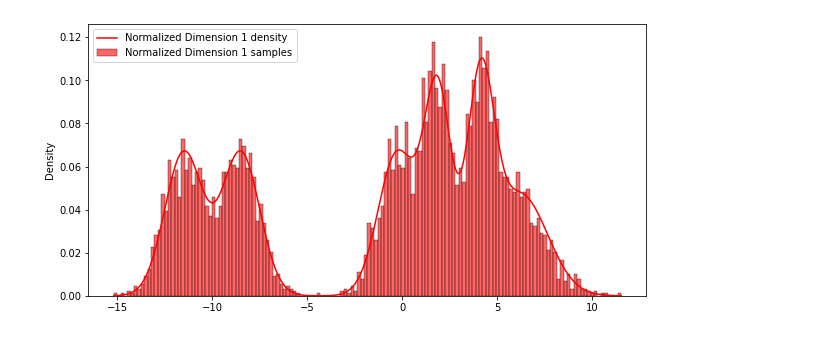
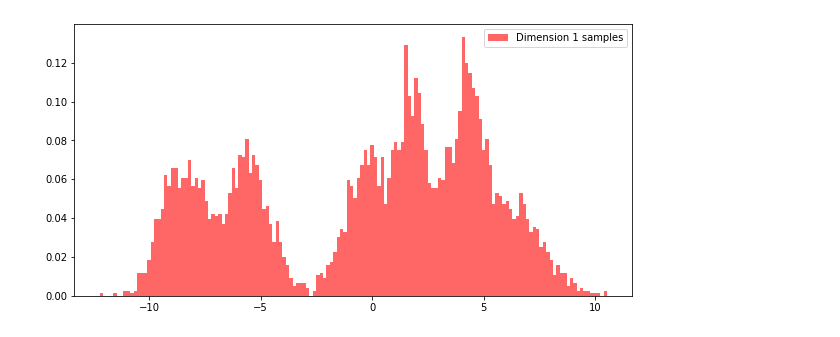
Before and after one commit to ElouanARGOUARCH/NeuralRatio, a Jupyter notebook: experiments/[DONE] NDRE & CNDRE.ipynb, the cells around one changed output. Cells and saved outputs as stored; diff of their text form; code cells hidden in the pictures.

```diff
--- a/experiments/[DONE] NDRE & CNDRE.ipynb
+++ b/experiments/[DONE] NDRE & CNDRE.ipynb
@@ -8,8 +13,8 @@ from models import NDRE, CNDRE
 # %%
-example =  "Normalized Dimension 1"
-num_samples = 10000
-target =Target(example, num_samples)
+example =  "Dimension 1"
+num_samples = 50000
+target =DensityEstimationTarget(example, num_samples)
 target.target_visual()
-p, target_log_density, target_samples = target.get_target()
+target_samples = target.get_samples()
 # %% [output]
-[figure, old version]
+[figure, new version]
```
Also changed, not shown: parts of 14 cells of this notebook, 8 other files.
